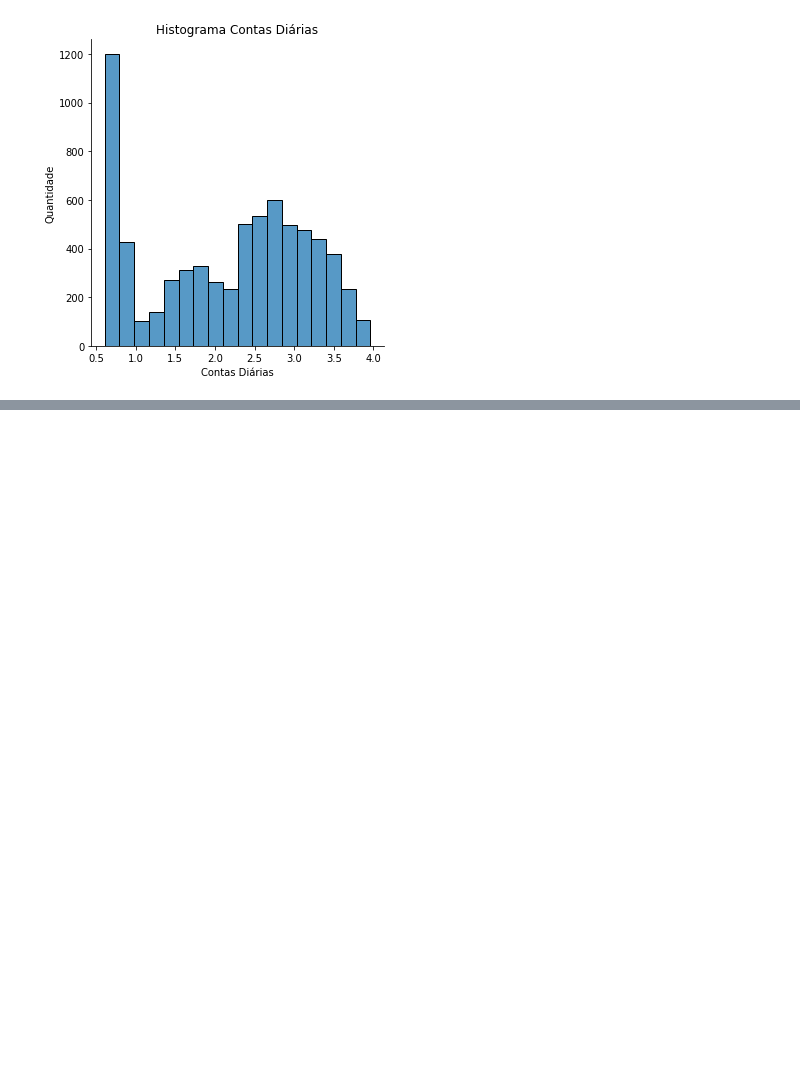
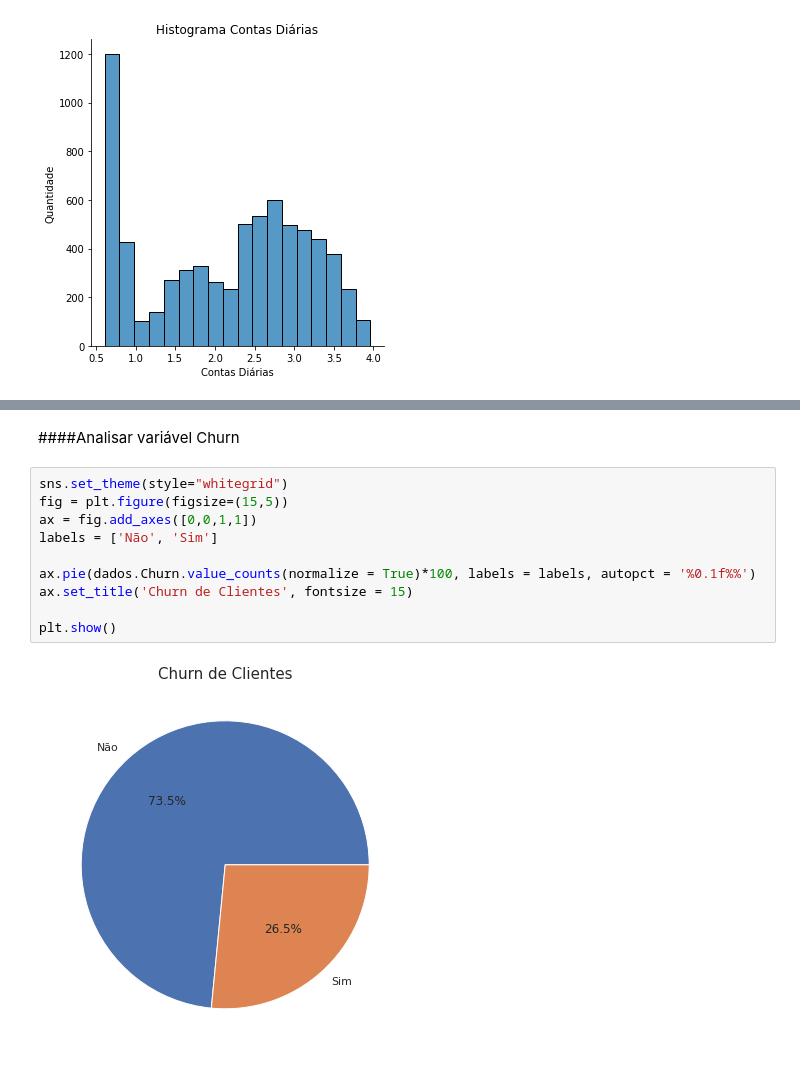
Before and after one commit to LucasdgRibeiro/Challenge-Data-Science-Alura, a Jupyter notebook: ChurndeClientes.ipynb, the cells around one changed output, grey strips where cells are left out. Cells and saved outputs as stored; diff of their text form; blank space fills up the shorter version.

```diff
--- a/ChurndeClientes.ipynb
+++ b/ChurndeClientes.ipynb
@@ -499,0 +580,14 @@ plt.show()
+# %% [markdown]
+####Analisar variável Churn
+# %%
+sns.set_theme(style="whitegrid")
+fig = plt.figure(figsize=(15,5))
+ax = fig.add_axes([0,0,1,1])
+labels = ['Não', 'Sim']
+
+ax.pie(dados.Churn.value_counts(normalize = True)*100, labels = labels, autopct = '%0.1f%%')
+ax.set_title('Churn de Clientes', fontsize = 15)
+
+plt.show()
+# %% [output]
+[figure, added]
```
Also changed, not shown: parts of 20 cells of this notebook.
